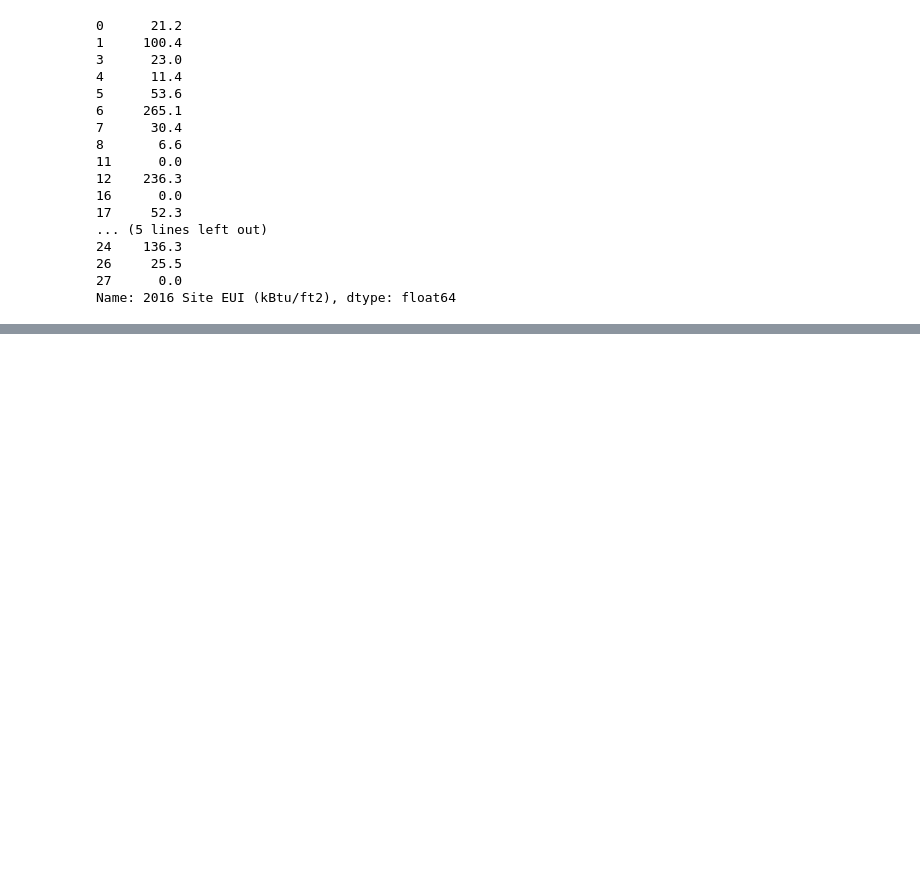
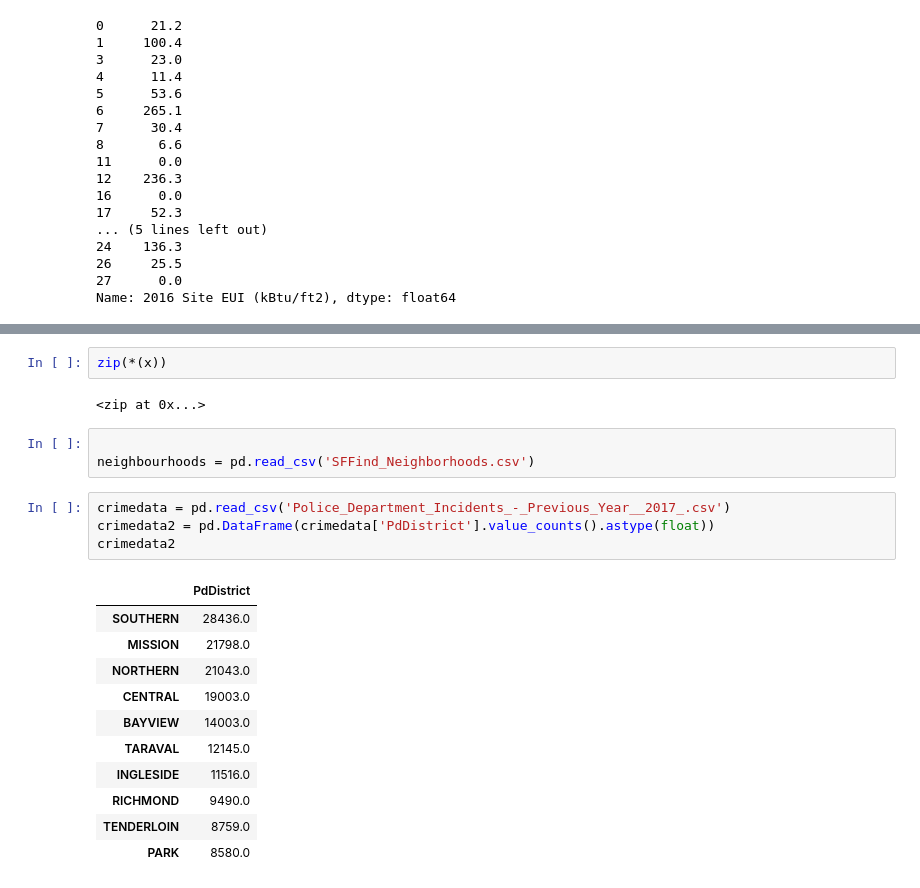
Before and after one commit to bhavikajalli/Energy-Forecast, a Jupyter notebook: Data_Wrangling.ipynb, the cells around one changed output, grey strips where cells are left out. Drawn from its saved outputs; the diff is of its cells as text; blank space fills up the shorter version.

```diff
--- a/Data_Wrangling.ipynb
+++ b/Data_Wrangling.ipynb
@@ -205,0 +447,23 @@ map_osm.save('map.html')
+# %%
+zip(*(x))
+# %% [output]
+<zip at 0x...>
+# %%
+
+neighbourhoods = pd.read_csv('SFFind_Neighborhoods.csv')
+# %%
+crimedata = pd.read_csv('Police_Department_Incidents_-_Previous_Year__2017_.csv')
+crimedata2 = pd.DataFrame(crimedata['PdDistrict'].value_counts().astype(float))
+crimedata2
+# %% [output]
+|  | PdDistrict |
+| SOUTHERN | 28436.0 |
+| MISSION | 21798.0 |
+| NORTHERN | 21043.0 |
+| CENTRAL | 19003.0 |
+| BAYVIEW | 14003.0 |
+| TARAVAL | 12145.0 |
+| INGLESIDE | 11516.0 |
+| RICHMOND | 9490.0 |
+| TENDERLOIN | 8759.0 |
+| PARK | 8580.0 |
```
Also changed, not shown: parts of 28 cells of this notebook.
